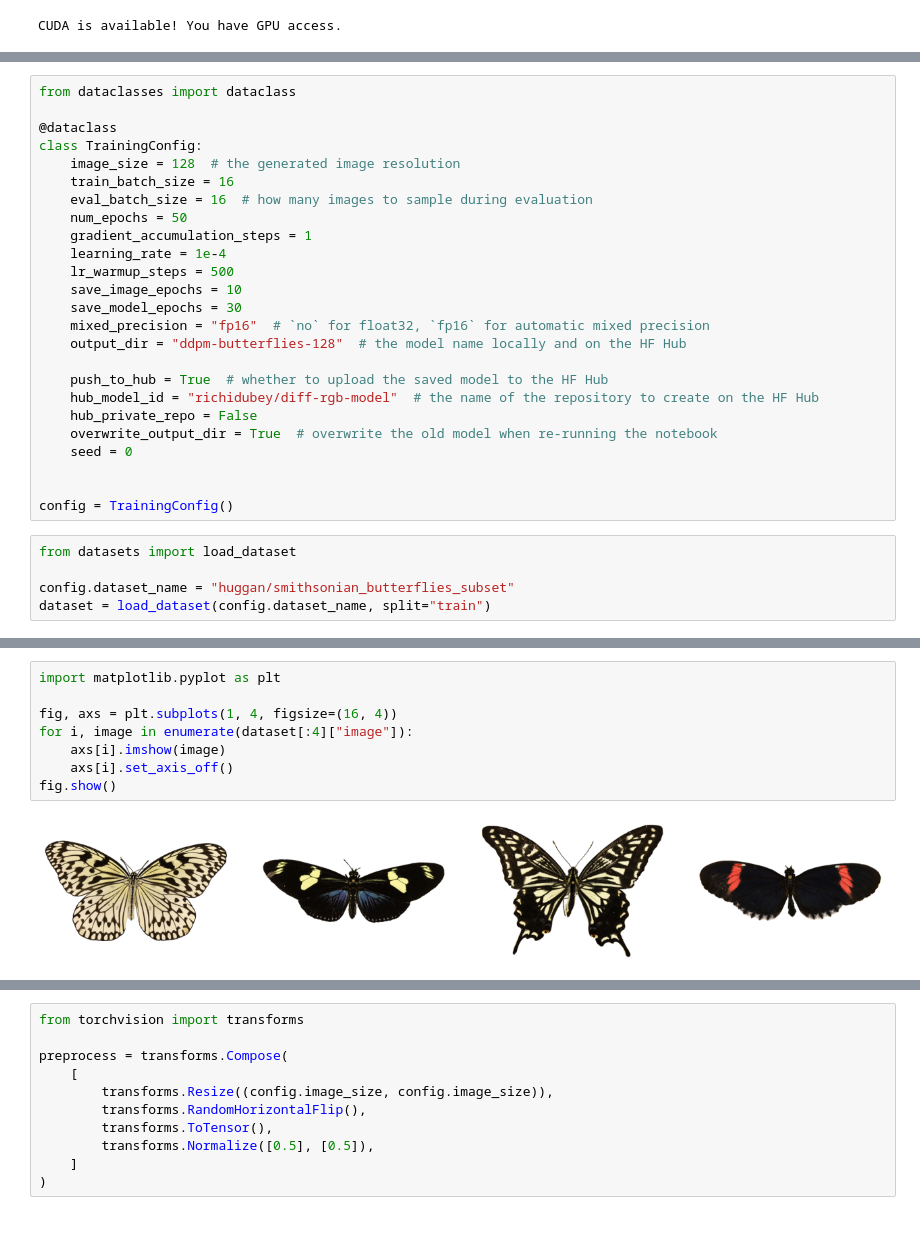
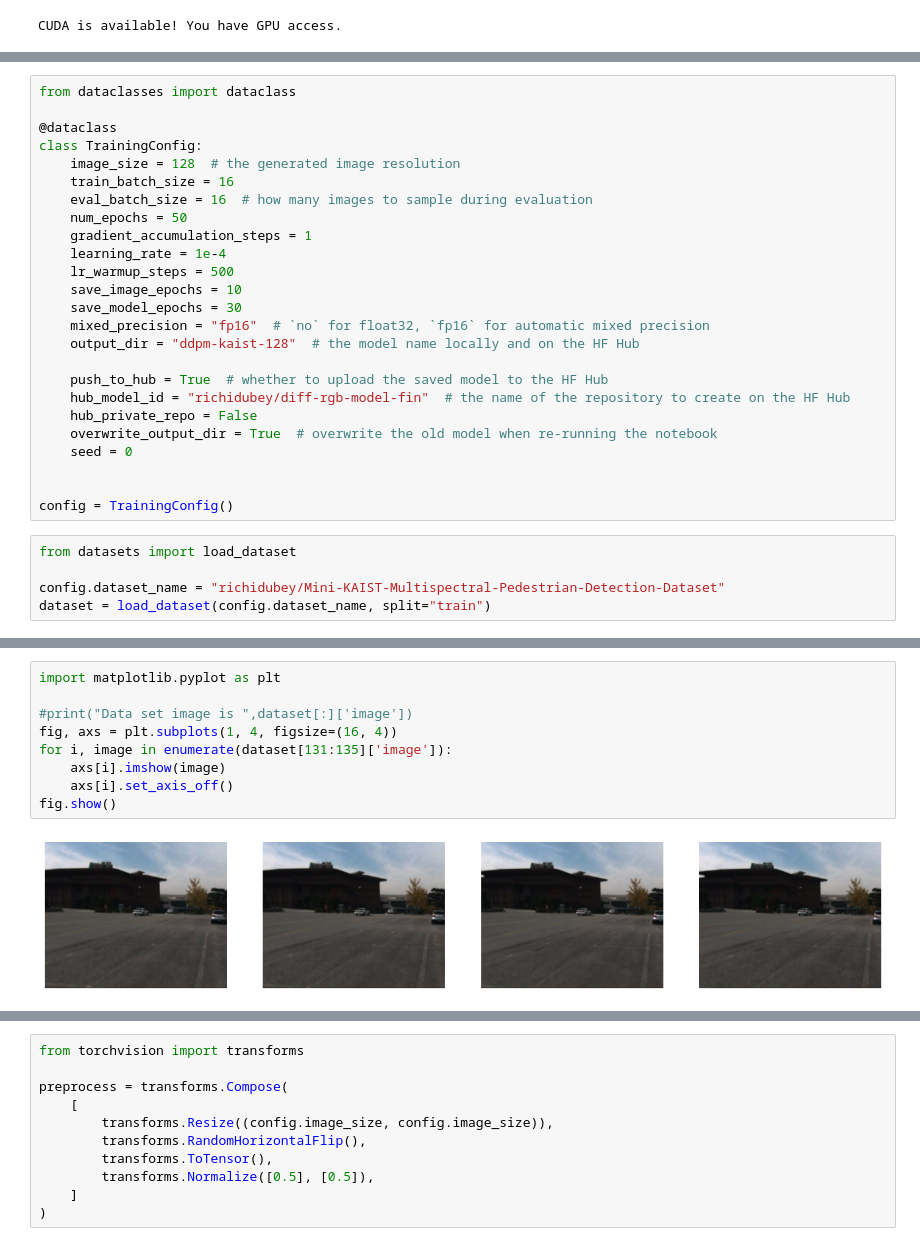
Before and after one commit to richidubey/DL-7643-Proj-Stuff, a Jupyter notebook: DiffModelRGB.ipynb, the cells around one changed output, grey strips where cells are left out. Cells and saved outputs as stored; diff of their text form.

```diff
--- a/DiffModelRGB.ipynb
+++ b/DiffModelRGB.ipynb
@@ -69,10 +52,10 @@ class TrainingConfig:
     save_image_epochs = 10
     save_model_epochs = 30
     mixed_precision = "fp16"  # `no` for float32, `fp16` for automatic mixed precision
-    output_dir = "ddpm-butterflies-128"  # the model name locally and on the HF Hub
+    output_dir = "ddpm-kaist-128"  # the model name locally and on the HF Hub
 
     push_to_hub = True  # whether to upload the saved model to the HF Hub
-    hub_model_id = "richidubey/diff-rgb-model"  # the name of the repository to create on the HF Hub
+    hub_model_id = "richidubey/diff-rgb-model-fin"  # the name of the repository to create on the HF Hub
     hub_private_repo = False
     overwrite_output_dir = True  # overwrite the old model when re-running the notebook
     seed = 0
@@ -82,5 +65,5 @@ config = TrainingConfig()
 # %%
 from datasets import load_dataset
 
-config.dataset_name = "huggan/smithsonian_butterflies_subset"
+config.dataset_name = "richidubey/Mini-KAIST-Multispectral-Pedestrian-Detection-Dataset"
 dataset = load_dataset(config.dataset_name, split="train")
@@ -90,10 +70,11 @@ WARNING:huggingface_hub.repocard:Repo card metadata block was not found. Setting
 # %%
 import matplotlib.pyplot as plt
 
+#print("Data set image is ",dataset[:]['image'])
 fig, axs = plt.subplots(1, 4, figsize=(16, 4))
-for i, image in enumerate(dataset[:4]["image"]):
+for i, image in enumerate(dataset[131:135]['image']):
     axs[i].imshow(image)
     axs[i].set_axis_off()
 fig.show()
 # %% [output]
-[figure, old version]
+[figure, new version]
```
Also changed, not shown: parts of 9 cells of this notebook, 7 other files.
